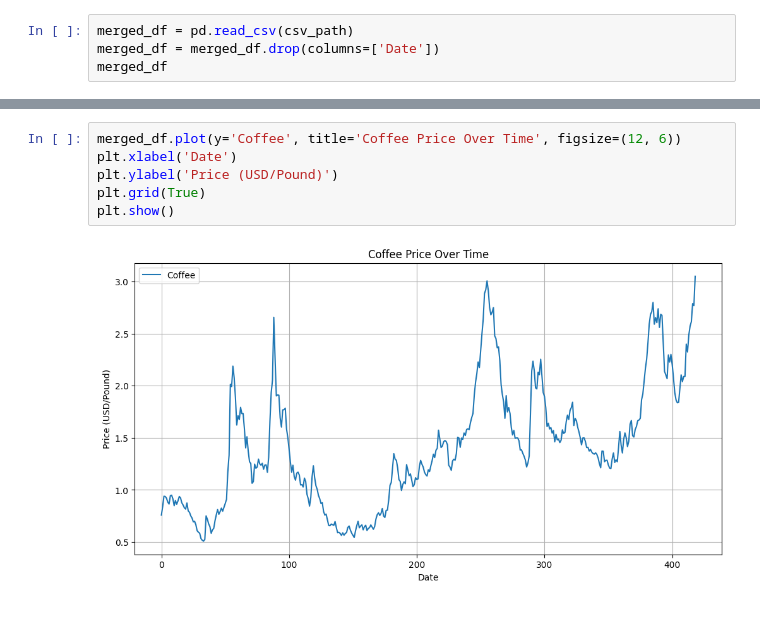
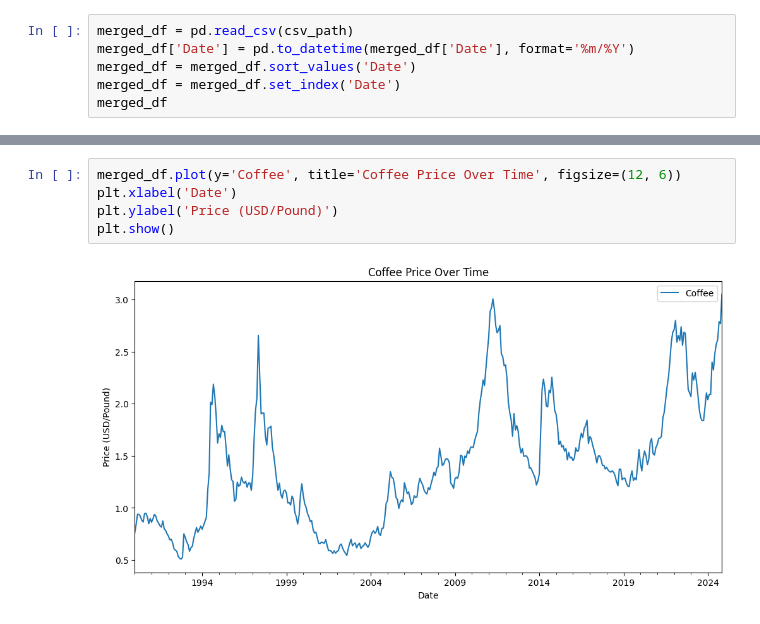
Before and after one commit to NicolasMSalas/eco395m_ml_coffee_trees, a Jupyter notebook: code/rand_forest.ipynb, the cells around one changed output, grey strips where cells are left out. Drawn from its saved outputs; the diff is of its cells as text.

```diff
--- a/code/rand_forest.ipynb
+++ b/code/rand_forest.ipynb
@@ -16,6 +13,8 @@ notebook_dir = os.path.dirname(os.path.abspath("__file__"))
 csv_path = os.path.join(notebook_dir, '..', 'clean_data', 'main_df_clean.csv')
 # %%
 merged_df = pd.read_csv(csv_path)
-merged_df = merged_df.drop(columns=['Date'])
+merged_df['Date'] = pd.to_datetime(merged_df['Date'], format='%m/%Y')
+merged_df = merged_df.sort_values('Date')
+merged_df = merged_df.set_index('Date')
 merged_df
 # %% [output]
@@ -35,8 +35,7 @@ merged_df
 # %%
 merged_df.plot(y='Coffee', title='Coffee Price Over Time', figsize=(12, 6))
 plt.xlabel('Date')
 plt.ylabel('Price (USD/Pound)')
-plt.grid(True)
 plt.show()
 # %% [output]
-[figure, old version]
+[figure, new version]
```
Also changed, not shown: parts of 13 cells of this notebook.
